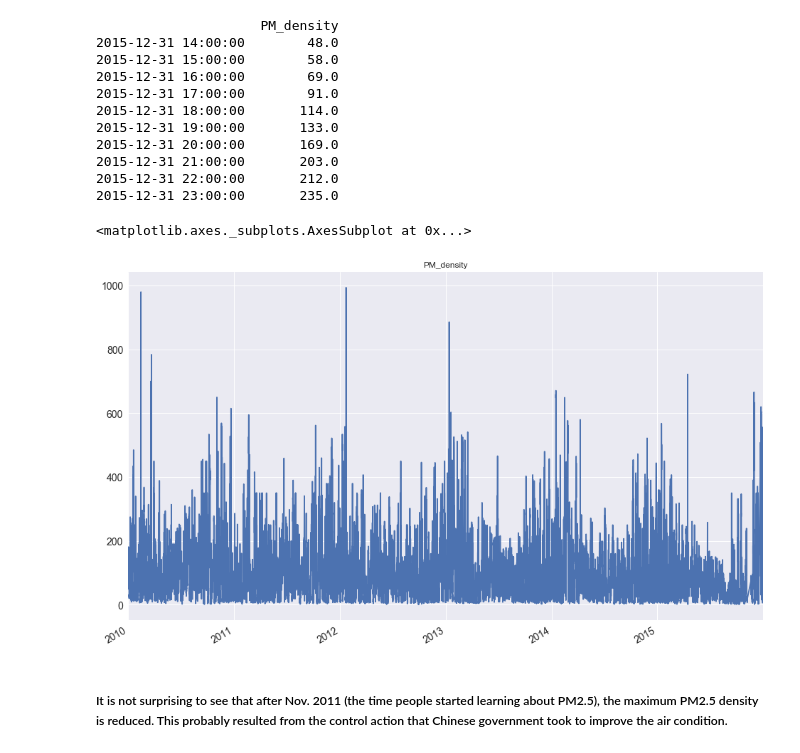
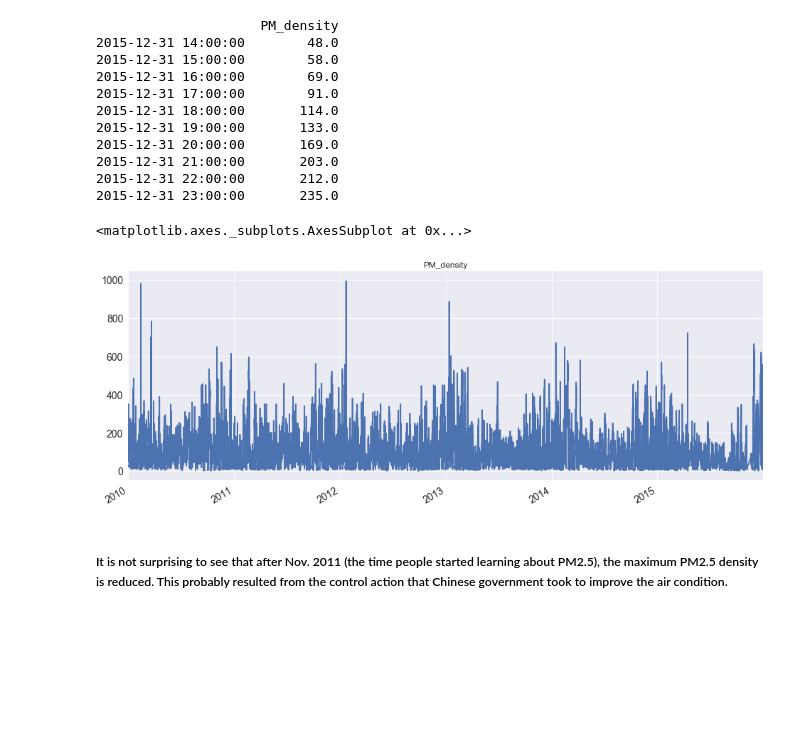
Before and after one commit to KiyoshiKAWASAKI/FDS_project_17Fall, a Jupyter notebook: Jiaxin.ipynb, the cells around one changed output. Drawn from its saved outputs; the diff is of its cells as text; code cells hidden in the pictures; blank space fills up the shorter version.

```diff
--- a/Jiaxin.ipynb
+++ b/Jiaxin.ipynb
@@ -281,10 +281,10 @@ from statsmodels.graphics.api import qqplot
 from statsmodels.tsa.stattools import adfuller
 # %%
 # plot the time series
-dft.PM_density.plot(figsize=(16,10), title= 'PM_density', fontsize=14)
+dft.PM_density.plot(figsize=(16,6), title= 'PM_density', fontsize=14)
 # %% [output]
 <matplotlib.axes._subplots.AxesSubplot at 0x...>
-[figure, old version]
+[figure, new version]
 # %% [markdown]
 ##### It is not surprising to see that after Nov. 2011 (the time people started learning about PM2.5), the maximum PM2.5 density is reduced. This probably resulted from the control action that Chinese government took to improve the air condition.
 # %%
```
Also changed, not shown: parts of 9 cells of this notebook.
